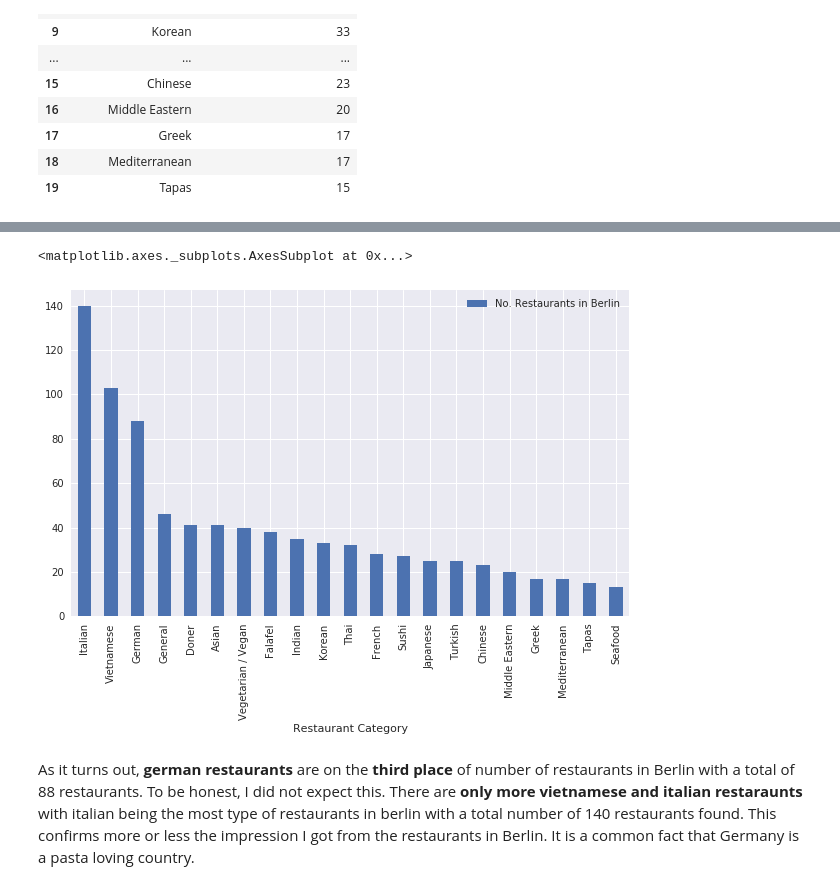
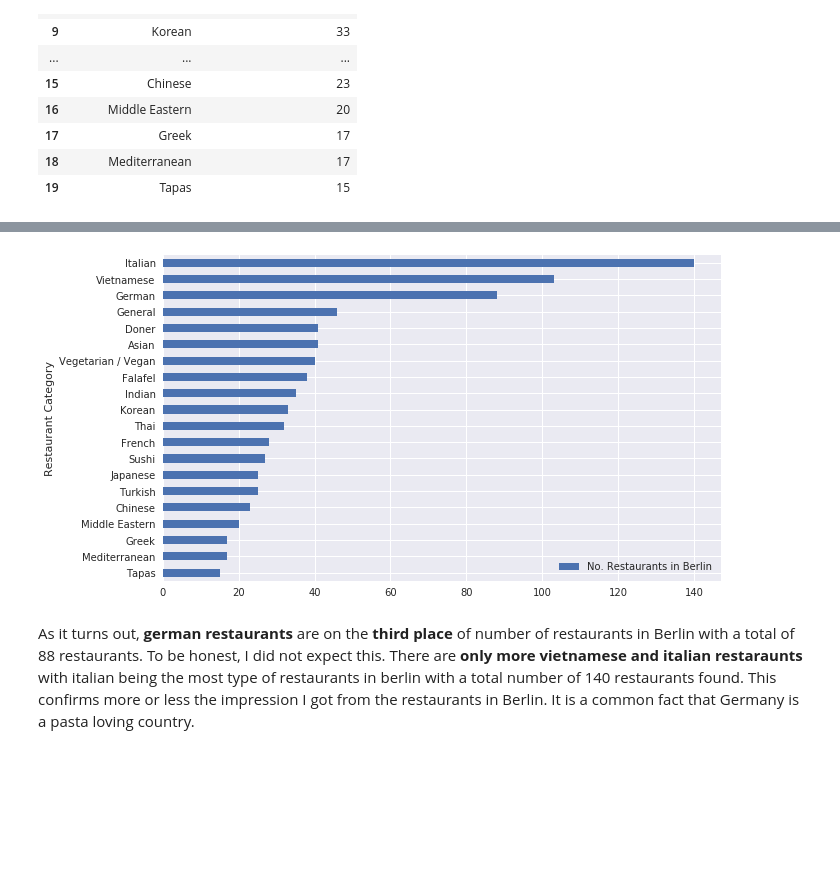
Before and after one commit to etk70182/berlin_restaurants, a Jupyter notebook: Data_Science_Final_Assignment.ipynb, the cells around one changed output, grey strips where cells are left out. Drawn from its saved outputs; the diff is of its cells as text; code cells hidden in the pictures; blank space fills up the shorter version.

Commit message:
Figures saved and notebook updated.

```diff
--- a/Data_Science_Final_Assignment.ipynb
+++ b/Data_Science_Final_Assignment.ipynb
@@ -82,6 +82,9 @@ from pandas.io.json import json_normalize # tranform JSON file into a pandas dat
 import matplotlib.cm as cm
 import matplotlib.colors as colors
 
+import matplotlib.pyplot as plt
+plt.rcParams['figure.figsize'] = [10, 7]
+
 import seaborn as sns
 sns.set()
 
@@ -494,8 +518,9 @@ cuisine_df.head(20)
 # %%
-cuisine_df.loc[:20].plot(kind='bar', x='Restaurant Category', figsize=(10,6))
+cuisine_plot = cuisine_df.iloc[19::-1].plot(kind='barh', x='Restaurant Category', figsize=(10,6))
+fig          = cuisine_plot.get_figure()
+fig.savefig("top_20_restaurants_categories.png")
 # %% [output]
-<matplotlib.axes._subplots.AxesSubplot at 0x...>
-[figure, old version]
+[figure, new version]
 # %% [markdown]
 As it turns out, __german restaurants__ are on the __third place__ of number of restaurants in Berlin with a total of 88 restaurants. To be honest, I did not expect this. There are __only more vietnamese and italian restaraunts__ with italian being the most type of restaurants in berlin with a total number of 140 restaurants found. This confirms more or less the impression I got from the restaurants in Berlin. It is a common fact that Germany is a pasta loving country.
 # %%
```
Also changed, not shown: parts of 3 cells of this notebook, 3 other files.
